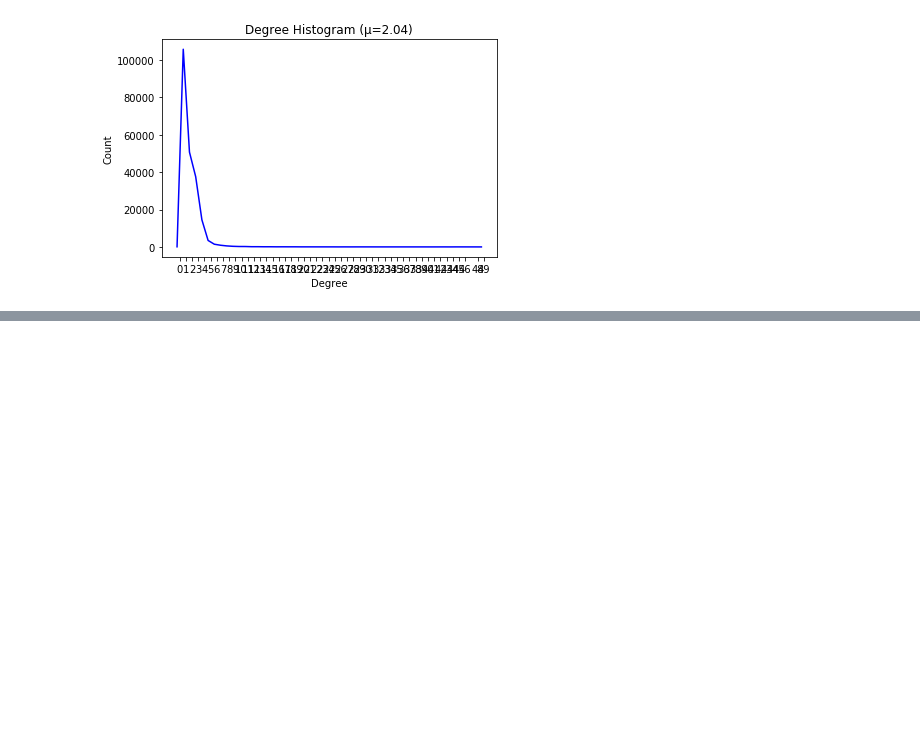
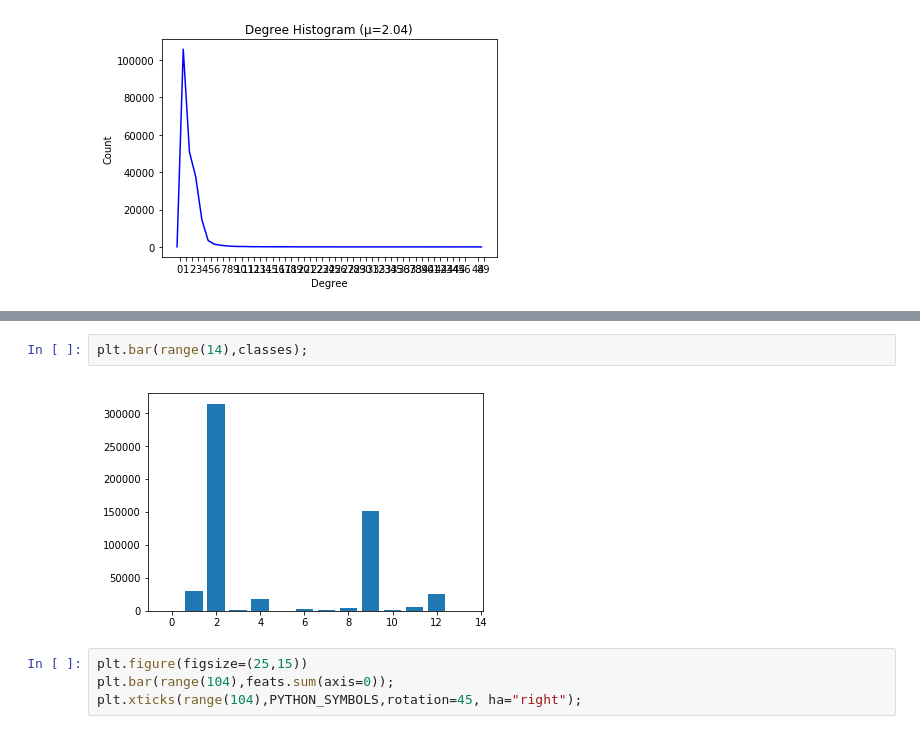
Before and after one commit to dtsbourg/codegraph-fmt, a Jupyter notebook: Inspector.ipynb, the cells around one changed output, grey strips where cells are left out. Drawn from its saved outputs; the diff is of its cells as text; blank space fills up the shorter version.

```diff
--- a/Inspector.ipynb
+++ b/Inspector.ipynb
@@ -420,0 +433,8 @@ plt.show()
+# %%
+plt.bar(range(14),classes);
+# %% [output]
+[figure, added]
+# %%
+plt.figure(figsize=(25,15))
+plt.bar(range(104),feats.sum(axis=0));
+plt.xticks(range(104),PYTHON_SYMBOLS,rotation=45, ha="right");
```
Also changed, not shown: parts of 12 cells of this notebook, 1 other file.
